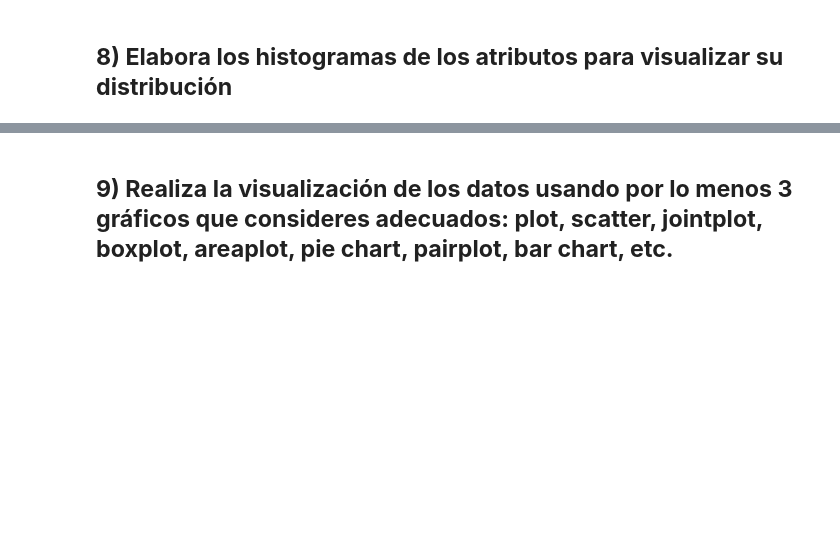
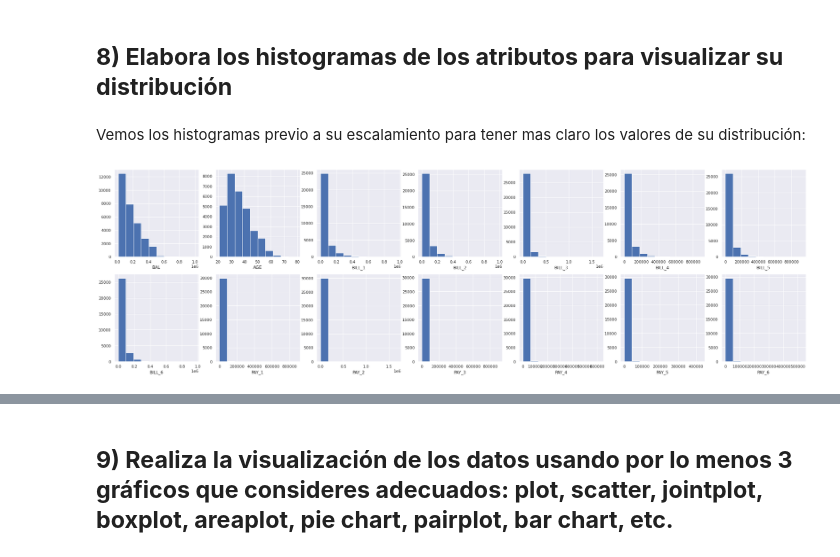
Before and after one commit to PosgradoMNA/actividades-de-aprendizaje-gerardoaaron_castanedajaramillo, a Jupyter notebook: Actividad Semanal -- 6.ipynb, the cells around one changed output, grey strips where cells are left out. Drawn from its saved outputs; the diff is of its cells as text; code cells hidden in the pictures; blank space fills up the shorter version.

```diff
--- a/Actividad Semanal -- 6.ipynb
+++ b/Actividad Semanal -- 6.ipynb
@@ -436,3 +436,18 @@ Name: PC5, dtype: float64
 Y donde podemos ver las 3 variables con mayor magnitud de cada componente principal
 # %% [markdown]
 ## **8) Elabora los histogramas de los atributos para visualizar su distribución**
+# %% [markdown]
+Vemos los histogramas previo a su escalamiento para tener mas claro los valores de su distribución:
+# %%
+#df_scaled[num_nom].columns
+#df_norm
+sns.set(rc={'figure.figsize':(35,10)})
+fig, axes = plt.subplots(2, 7)
+i = 0
+for col in df_norm[num_nom].columns:
+  plt.subplot(2, 7,i+1)
+  plt.hist(df_norm[col], bins=10)
+  plt.xlabel(df_norm[num_nom].columns[i])
+  i = i + 1
+# %% [output]
+[figure, added]
```
Also changed, not shown: parts of 17 cells of this notebook.
